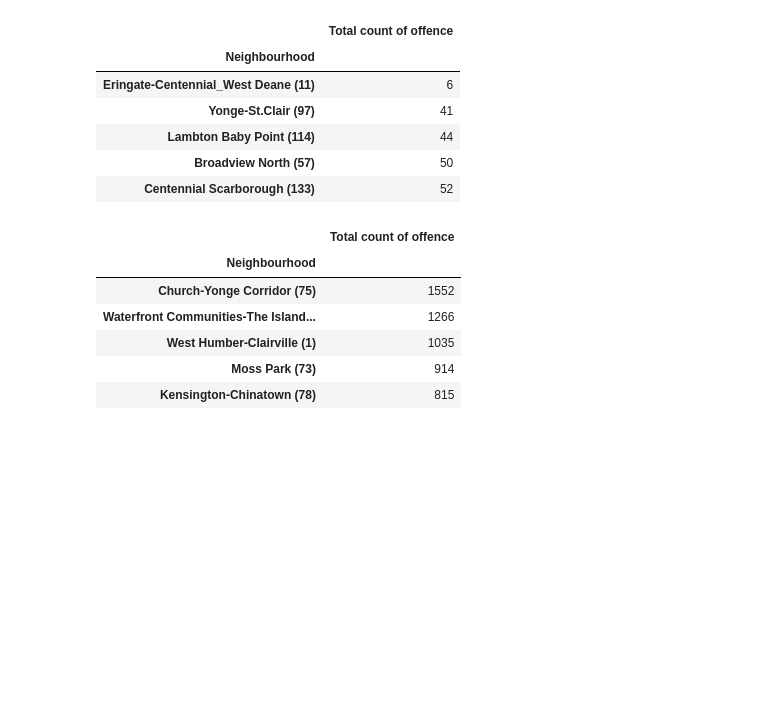
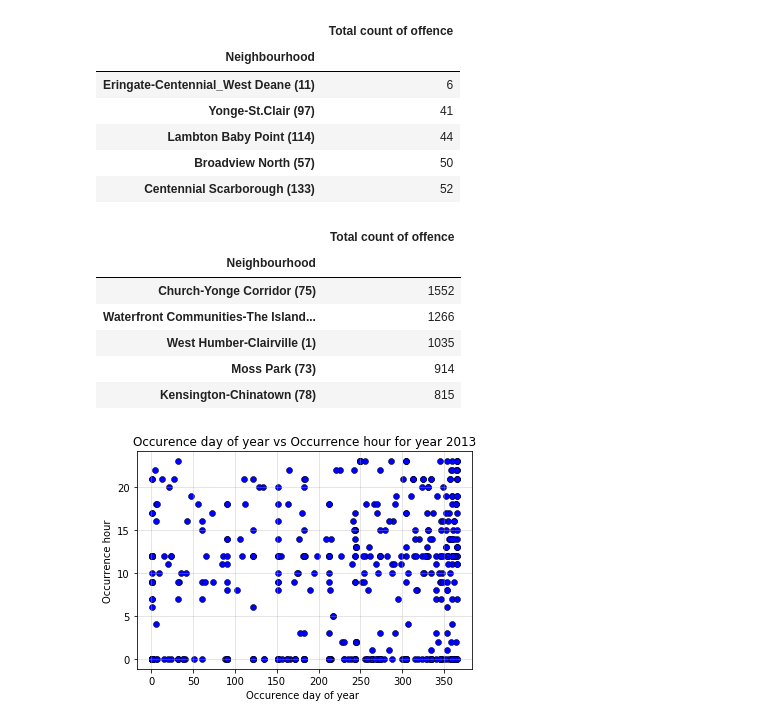
Before and after one commit to NitinMadaan/TDOT-Project, a Jupyter notebook: Project1.ipynb, the cells around one changed output. Saved outputs shown, nothing was run; the diff lists cells and outputs as text; code cells hidden in the pictures; blank space fills up the shorter version.

```diff
--- a/Project1.ipynb
+++ b/Project1.ipynb
@@ -274,6 +316,18 @@ unsafe_Place.head()
 | West Humber-Clairville (1) | 1035 |
 | Moss Park (73) | 914 |
 | Kensington-Chinatown (78) | 815 |
+# %%
+#Scatter plot Occurencedayofyear and occurencehour for one year
+crime1=Crime_DF.loc[Crime_DF["occurrenceyear"]==2013,["occurrencedayofyear","occurrencehour"]]
+crime_d1=pd.DataFrame(crime1)
+plt.scatter(crime_d1["occurrencedayofyear"],crime_d1["occurrencehour"],linewidths = 0.5, edgecolors = 'black', color = 'blue')
+# Orient widths. Add labels, tick marks, etc.
+plt.title("Occurence day of year vs Occurrence hour for year 2013")
+plt.xlabel("Occurence day of year ")
+plt.ylabel("Occurrence hour")
+plt.grid(alpha = .4)
+# %% [output]
+[figure, added]
 # %%
 #Code to merge Two dataset without common key------------(optional)
 
```
Also changed, not shown: parts of 9 cells of this notebook.
